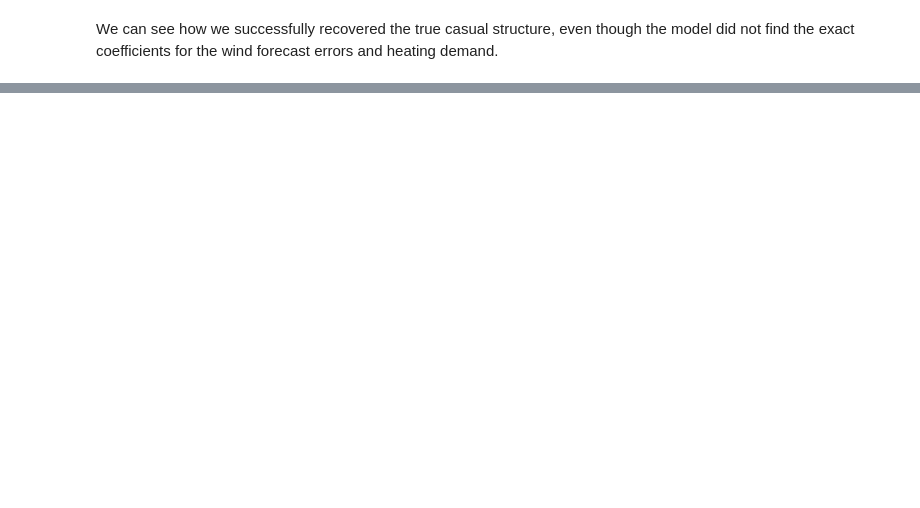
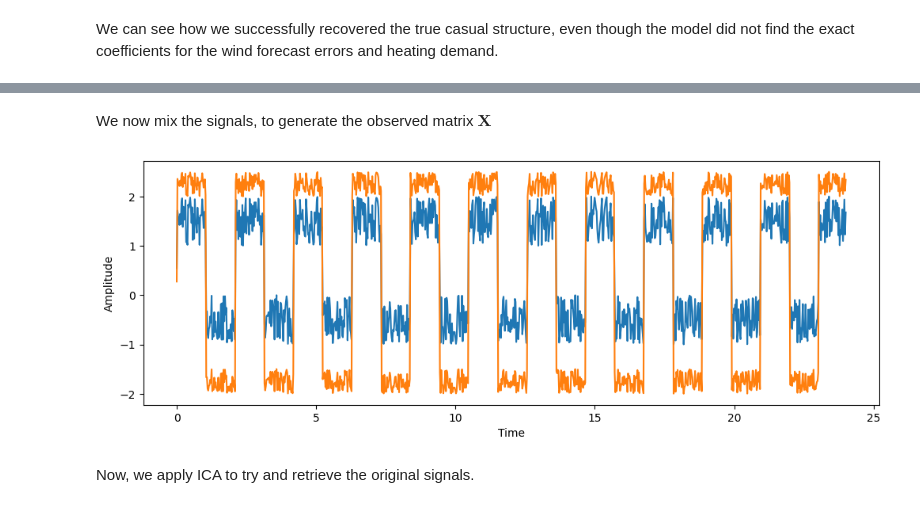
Before and after one commit to dcacciarelli/my-causality-book, a Jupyter notebook: _build/jupyter_execute/notebooks/semiparametric_direct_lingam.ipynb, the cells around one changed output, grey strips where cells are left out. Saved outputs shown, nothing was run; the diff lists cells and outputs as text; code cells hidden in the pictures; blank space fills up the shorter version.

```diff
--- a/_build/jupyter_execute/notebooks/semiparametric_direct_lingam.ipynb
+++ b/_build/jupyter_execute/notebooks/semiparametric_direct_lingam.ipynb
@@ -306,0 +360,15 @@ We can see how we successfully recovered the true casual structure, even though
+# %% [markdown]
+We now mix the signals, to generate the observed matrix $\mathbf{X}$
+# %%
+# Mix data
+A = np.array([[1, 1], [0.5, 2]])  # Mixing matrix
+X = np.dot(S, A.T)  # Generate observations
+plt.figure(figsize=(12, 4))
+plt.plot(time, X)
+plt.xlabel('Time')
+plt.ylabel('Amplitude')
+plt.show()
+# %% [output]
+[figure, added]
+# %% [markdown]
+Now, we apply ICA to try and retrieve the original signals.
```
Also changed, not shown: parts of 20 cells of this notebook, 46 other files.
